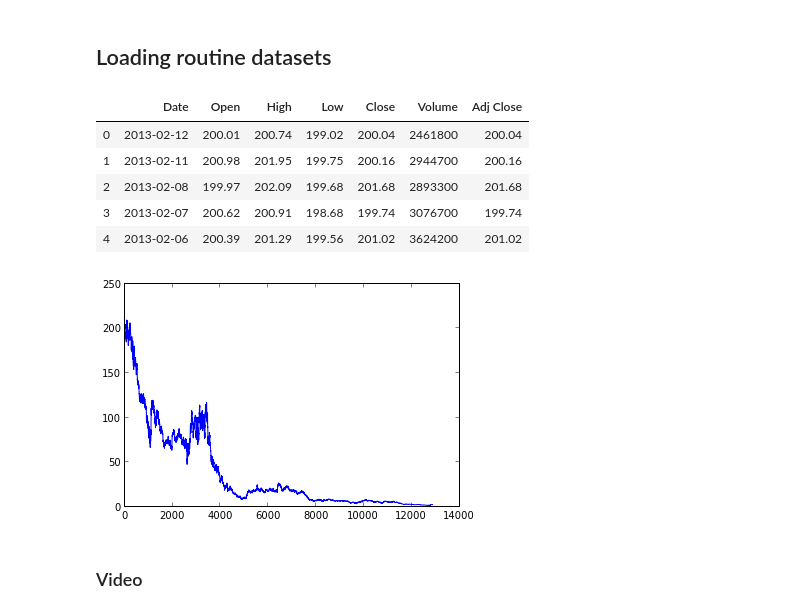
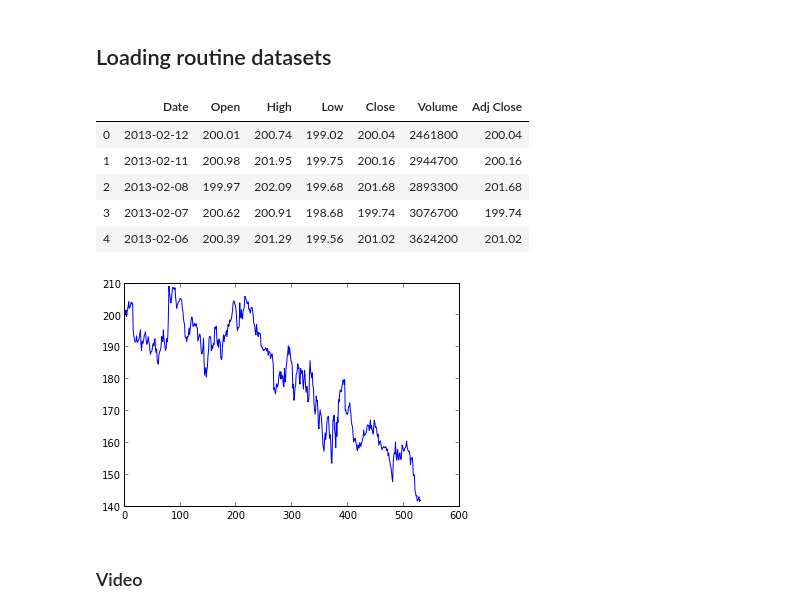
Before and after one commit to fperez/reprosw, a Jupyter notebook: QuickTour.ipynb, the cells around one changed output. Drawn from its saved outputs; the diff is of its cells as text; code cells hidden in the pictures.

Commit message:
Grab correct data file for dataframe csv example.
Closes gh-2.

```diff
--- a/QuickTour.ipynb
+++ b/QuickTour.ipynb
@@ -74,18 +74,18 @@ HTML("""<table> <tr>
 # %%
 import pandas
 from IPython.display import display
 pandas.core.format.set_printoptions(notebook_repr_html=True)
-df = pandas.read_csv('ibm.csv', parse_dates=True)
+df = pandas.read_csv('data.csv', parse_dates=True)
 display(df.head())
 plt.plot(df.index, df['Adj Close']);
 # %% [output]
 |  | Date | Open | High | Low | Close | Volume | Adj Close |
 | 0 | 2013-02-12 | 200.01 | 200.74 | 199.02 | 200.04 | 2461800 | 200.04 |
 | 1 | 2013-02-11 | 200.98 | 201.95 | 199.75 | 200.16 | 2944700 | 200.16 |
 | 2 | 2013-02-08 | 199.97 | 202.09 | 199.68 | 201.68 | 2893300 | 201.68 |
 | 3 | 2013-02-07 | 200.62 | 200.91 | 198.68 | 199.74 | 3076700 | 199.74 |
 | 4 | 2013-02-06 | 200.39 | 201.29 | 199.56 | 201.02 | 3624200 | 201.02 |
-[figure, old version]
+[figure, new version]
 # %% [markdown]
 <!--====-->
 ### Video
```
Also changed, not shown: parts of 1 cell of this notebook, 1 other file.
